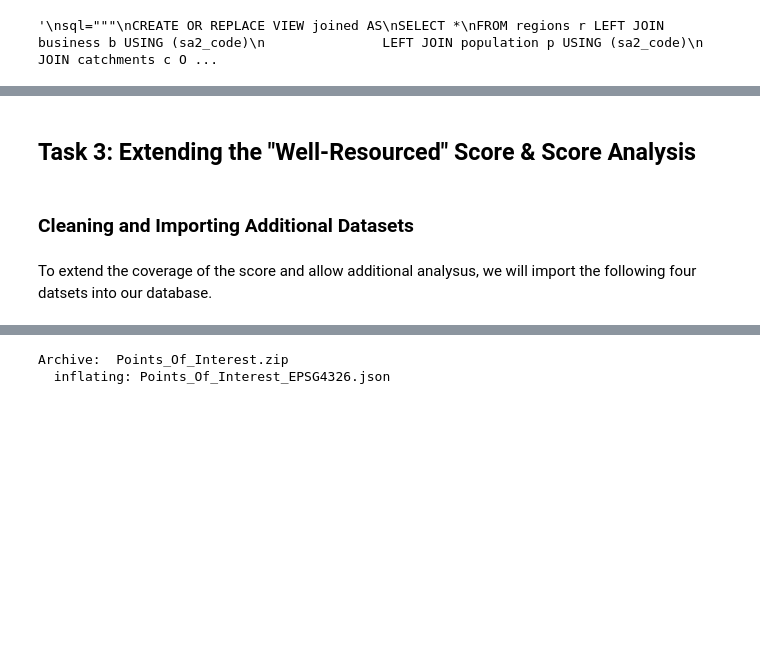
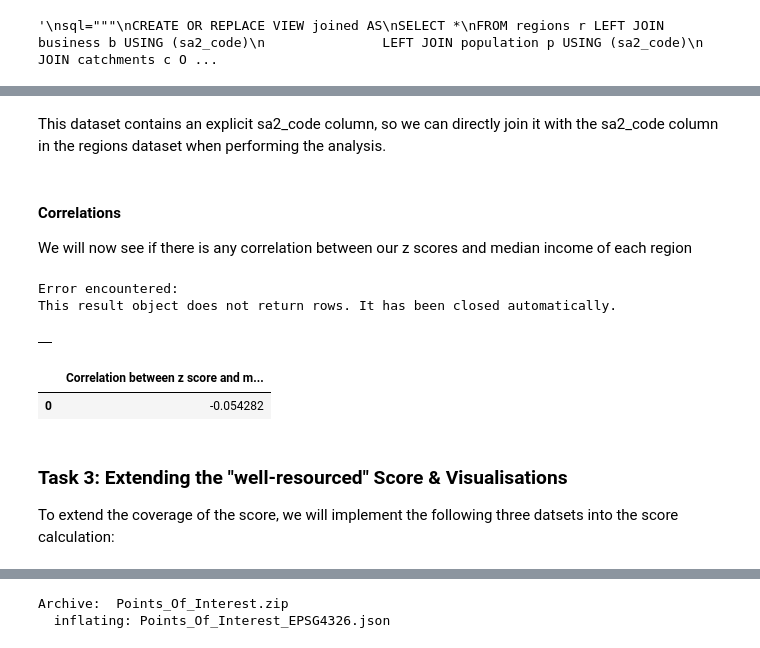
Before and after one commit to FixItChris/DATA2901, a Jupyter notebook: Report.ipynb, the cells around one changed output, grey strips where cells are left out. Drawn from its saved outputs; the diff is of its cells as text; code cells hidden in the pictures; blank space fills up the shorter version.

Commit message:
added correlation

```diff
--- a/Report.ipynb
+++ b/Report.ipynb
@@ -1074,8 +1138,31 @@ query(conn, sql)
+# %% [markdown]
+This dataset contains an explicit sa2_code column, so we can directly join it with the sa2_code column in the regions dataset when performing the analysis.
+# %% [markdown]
+#### Correlations
+We will now see if there is any correlation between our z scores and median income of each region
+# %%
+sql = '''
+CREATE TABLE final_scores AS SELECT * FROM scores;
+'''
+
+query(conn, sql)
+# %% [output]
+Error encountered:
+This result object does not return rows. It has been closed automatically.
+|  |
+# %%
+sql = '''
+SELECT corr(f.score, i.median_income) AS "Correlation between score and median income"
+FROM final_scores f JOIN income i ON f.sa2_code = i.sa2_code
+'''
+
+query(conn, sql)
+# %% [output]
+|  | Correlation between z score and m... |
+| 0 | -0.054282 |
 # %% [markdown]
-## Task 3: Extending the "Well-Resourced" Score & Score Analysis
+### Task 3: Extending the "well-resourced" Score & Visualisations
+
+To extend the coverage of the score, we will implement the following three datsets into the score calculation:
-# %% [markdown]
-### Cleaning and Importing Additional Datasets
-# %% [markdown]
-To extend the coverage of the score and allow additional analysus, we will import the following four datsets into our database.
 # %% [markdown]
 #### Points/Features of Interest dataset
```
Also changed, not shown: parts of 56 cells of this notebook.
